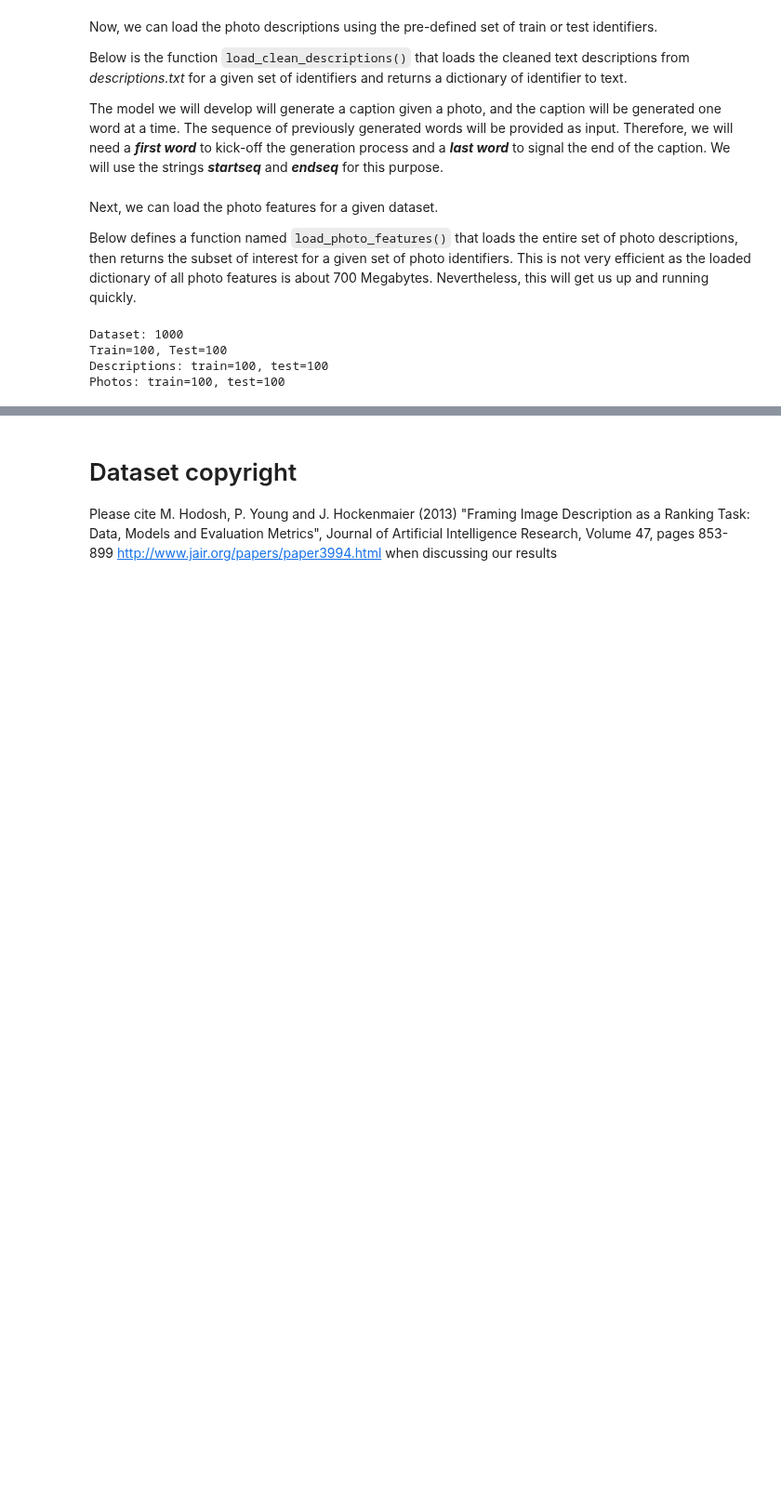
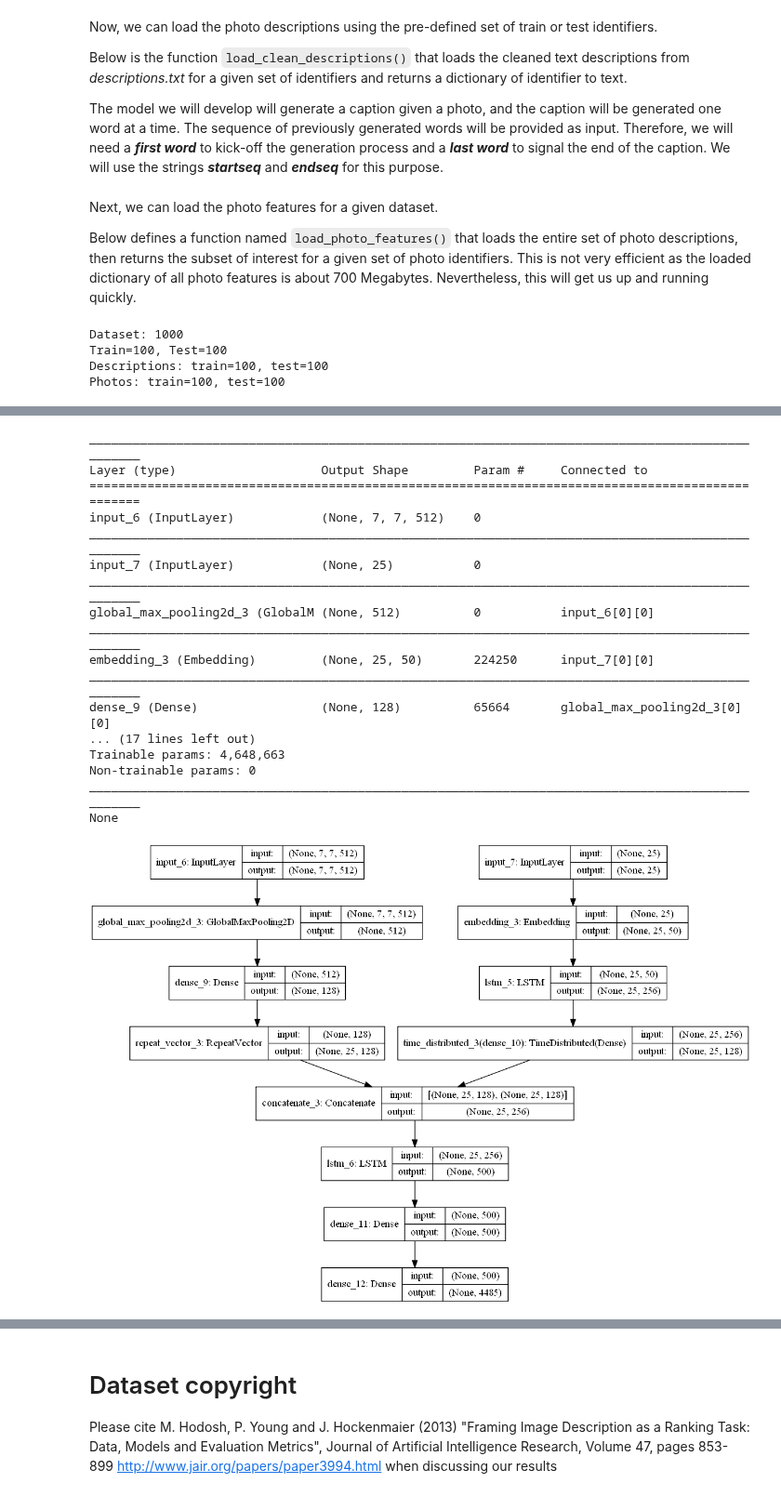
Before and after one commit to jojosimida/keras-practice, a Jupyter notebook: 3.0-develop-a-caption-generation-model/3.0-develop-a-caption-generation-model.ipynb, the cells around one changed output, grey strips where cells are left out. Shown at 93% size. Drawn from its saved outputs; the diff is of its cells as text; code cells hidden in the pictures; blank space fills up the shorter version.

```diff
--- a/3.0-develop-a-caption-generation-model/3.0-develop-a-caption-generation-model.ipynb
+++ b/3.0-develop-a-caption-generation-model/3.0-develop-a-caption-generation-model.ipynb
@@ -346,0 +375,16 @@ Photos: train=100, test=100
+# %%
+# fit a tokenizer given caption descriptions
+def create_tokenizer(descriptions):
+    lines = list(descriptions.values())
+    tokenizer = Tokenizer()
+    tokenizer.fit_on_texts(lines)
+    return tokenizer
+
+# prepare tokenizer
+tokenizer = create_tokenizer(descriptions)
+vocab_size = len(tokenizer.word_index) + 1
+print('Vocabulary Size: {}'.format(vocab_size))
+
+# determine the maximum sequence length
+max_length = max(len(s.split()) for s in list(train_descriptions.values()))
+print('Description Length: {}'.format(max_length))
@@ -346,0 +459,48 @@ Photos: train=100, test=100
+# %%
+# define the captioning model
+def define_model(vocab_size, max_length):
+    # feature extractor (encoder)
+    inputs1 = Input(shape=(7, 7, 512))
+    fe1 = GlobalMaxPooling2D()(inputs1)
+    fe2 = Dense(128, activation='relu')(fe1)
+    fe3 = RepeatVector(max_length)(fe2)
+    # embedding
+    inputs2 = Input(shape=(max_length,))
+    emb2 = Embedding(vocab_size, 50, mask_zero=True)(inputs2)
+    emb3 = LSTM(256, return_sequences=True)(emb2)
+    emb4 = TimeDistributed(Dense(128, activation='relu'))(emb3)
+    # merge inputs
+    merged = concatenate([fe3, emb4])
+    # language model (decoder)
+    lm2 = LSTM(500)(merged)
+    lm3 = Dense(500, activation='relu')(lm2)
+    outputs = Dense(vocab_size, activation='softmax')(lm3)
+    # tie it together [image, seq] [word]
+    model = Model(inputs=[inputs1, inputs2], outputs=outputs)
+    model.compile(loss='categorical_crossentropy', optimizer='adam', metrics=['accuracy'])
+    print(model.summary())
+    plot_model(model, show_shapes=True, to_file='plot.png')
+
+    return model
+# %%
+define_model(vocab_size, max_length)
+Image('plot.png')
+# %% [output]
+__________________________________________________________________________________________________
+Layer (type)                    Output Shape         Param #     Connected to
+==================================================================================================
+input_6 (InputLayer)            (None, 7, 7, 512)    0
+__________________________________________________________________________________________________
+input_7 (InputLayer)            (None, 25)           0
+__________________________________________________________________________________________________
+global_max_pooling2d_3 (GlobalM (None, 512)          0           input_6[0][0]
+__________________________________________________________________________________________________
+embedding_3 (Embedding)         (None, 25, 50)       224250      input_7[0][0]
+__________________________________________________________________________________________________
+dense_9 (Dense)                 (None, 128)          65664       global_max_pooling2d_3[0][0]
+... (17 lines left out)
+Trainable params: 4,648,663
+Non-trainable params: 0
+__________________________________________________________________________________________________
+None
+[figure, added]
```
Also changed, not shown: parts of 15 cells of this notebook, 1 other file.
